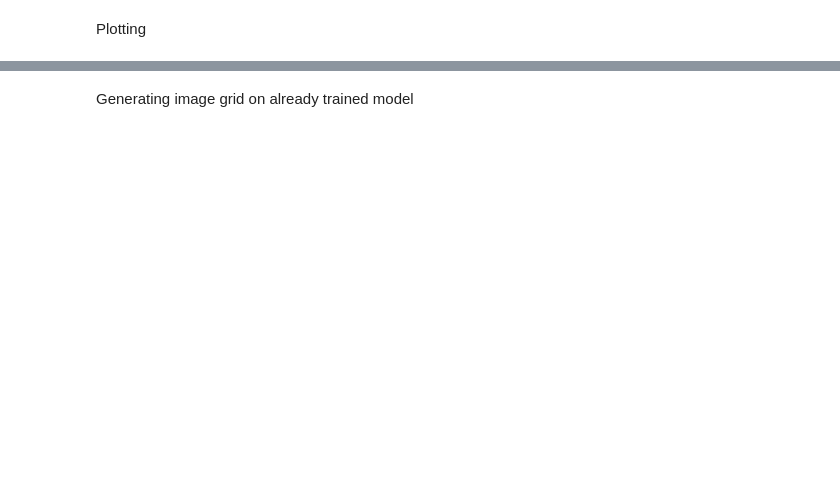
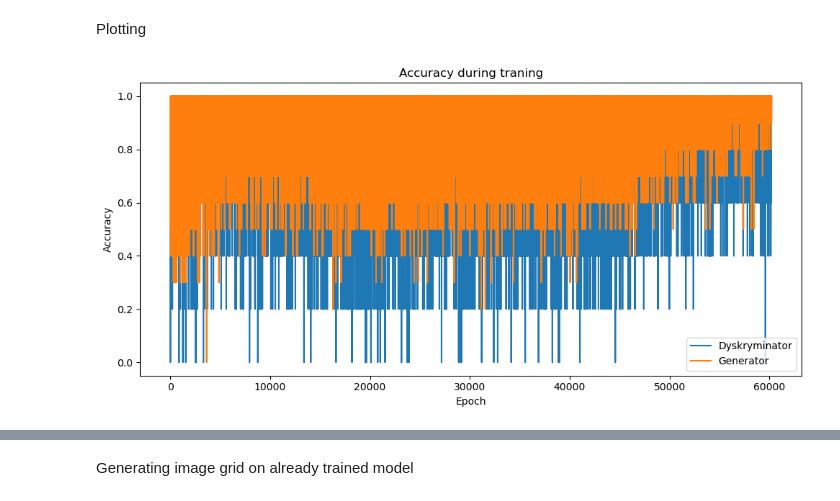
Before and after one commit to Maciej-Ol/AbstractArt-by-GAN, a Jupyter notebook: Model_training.ipynb, the cells around one changed output, grey strips where cells are left out. Drawn from its saved outputs; the diff is of its cells as text; code cells hidden in the pictures; blank space fills up the shorter version.

```diff
--- a/Model_training.ipynb
+++ b/Model_training.ipynb
@@ -324,17 +275,19 @@ Plotting
 # %%
 plt.rcParams["figure.figsize"] = [10, 5]
 plt.rcParams["figure.autolayout"] = True
-col = AVERAGE[0]
-df = pd.read_csv("output\\statistics\\stat_avg_cub_0.7.csv", usecols=col,sep=', ',engine='python')
+col = STATS[0]
+df = pd.read_csv("output\\statistics\\stat_avg_cub_0.8.csv", usecols=col, sep=',',engine='python')
 #print("Contents in csv file:", df)
-plt.plot(df[[col[0]]], df[[col[1]]],color='b', label='Dyskryminator')
-plt.plot(df[[col[0]]], df[[col[2]]],color='g', label='Generator')
+plt.plot(df.acc_real, label='Dyskryminator')
+plt.plot(df.acc_fake, label='Generator')
 plt.title("Accuracy during traning")
 plt.xlabel("Epoch")
 plt.ylabel("Accuracy")
 plt.legend()
 
 plt.show()
+# %% [output]
+[figure, added]
 # %%
 plt.rcParams["figure.figsize"] = [10, 5]
 plt.rcParams["figure.autolayout"] = True
```
Also changed, not shown: parts of 16 cells of this notebook, 3 other files.
